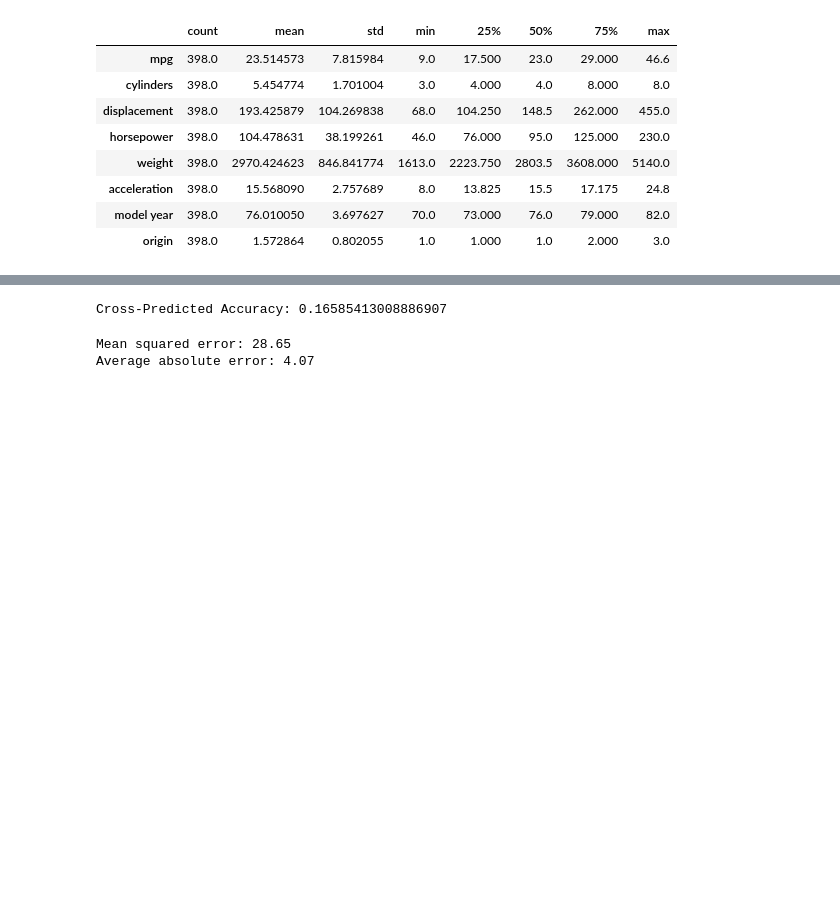
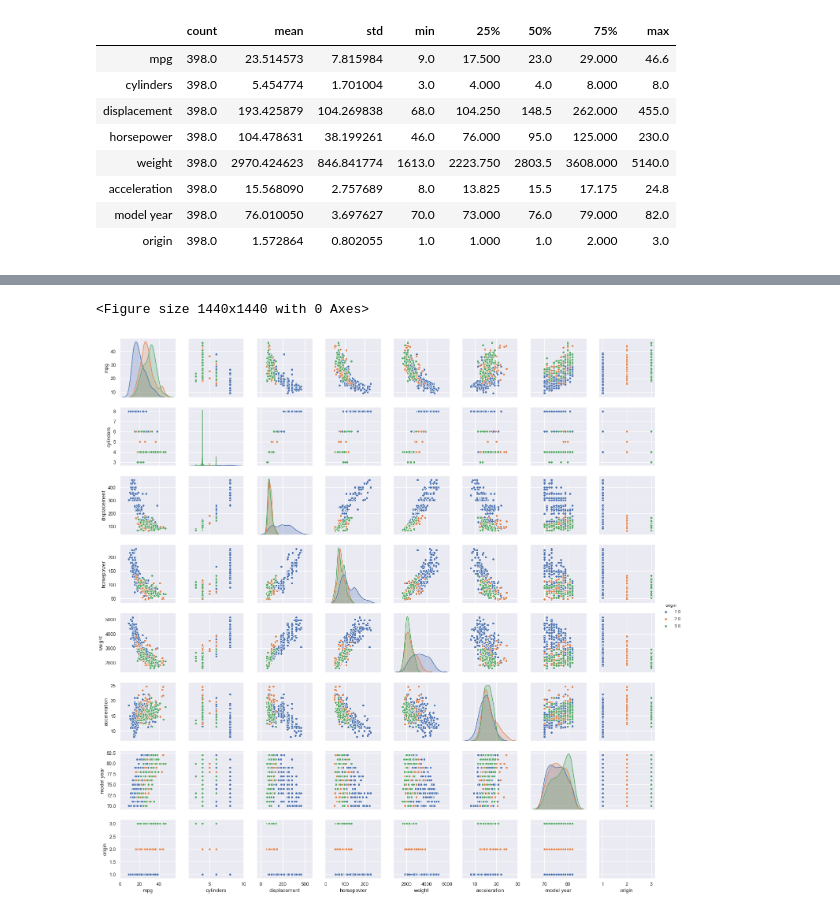
Before and after one commit to mariosfish/machine_learning_classification, a Jupyter notebook: Auto MPG/Auto MPG data set.ipynb, the cells around one changed output, grey strips where cells are left out. Saved outputs shown, nothing was run; the diff lists cells and outputs as text; code cells hidden in the pictures; blank space fills up the shorter version.

```diff
--- a/Auto MPG/Auto MPG data set.ipynb
+++ b/Auto MPG/Auto MPG data set.ipynb
@@ -363,15 +198,9 @@ predictions = cross_val_predict(regressor, X_test, y_test, cv=10)
-# %%
-# Cross-Predicted Accuracy for the K-fold.
-accuracy = metrics.r2_score(y_test, predictions)
-print('Cross-Predicted Accuracy:', accuracy)
-# %% [output]
-Cross-Predicted Accuracy: 0.16585413008886907
-# %%
-# The mean squared error (relative error) for the K-fold.
-print("Mean squared error: %.2f" % metrics.mean_squared_error(y_test, predictions))
-
-# Explained average absolute error (average error) for the K-fold.
-print("Average absolute error: %.2f" % metrics.mean_absolute_error(y_test, predictions))
-# %% [output]
-Mean squared error: 28.65
-Average absolute error: 4.07
+# %%
+# Plotting a pairplot for the new data set.
+plt.figure(figsize=(20,20))
+sns.set(font_scale=1.1)
+sns.pairplot(data=new_ds, diag_kind='kde', hue='origin');
+plt.show();
+# %% [output]
+<Figure size 1440x1440 with 0 Axes>
+[figure, added]
```
Also changed, not shown: parts of 87 cells of this notebook, 14 other files.
